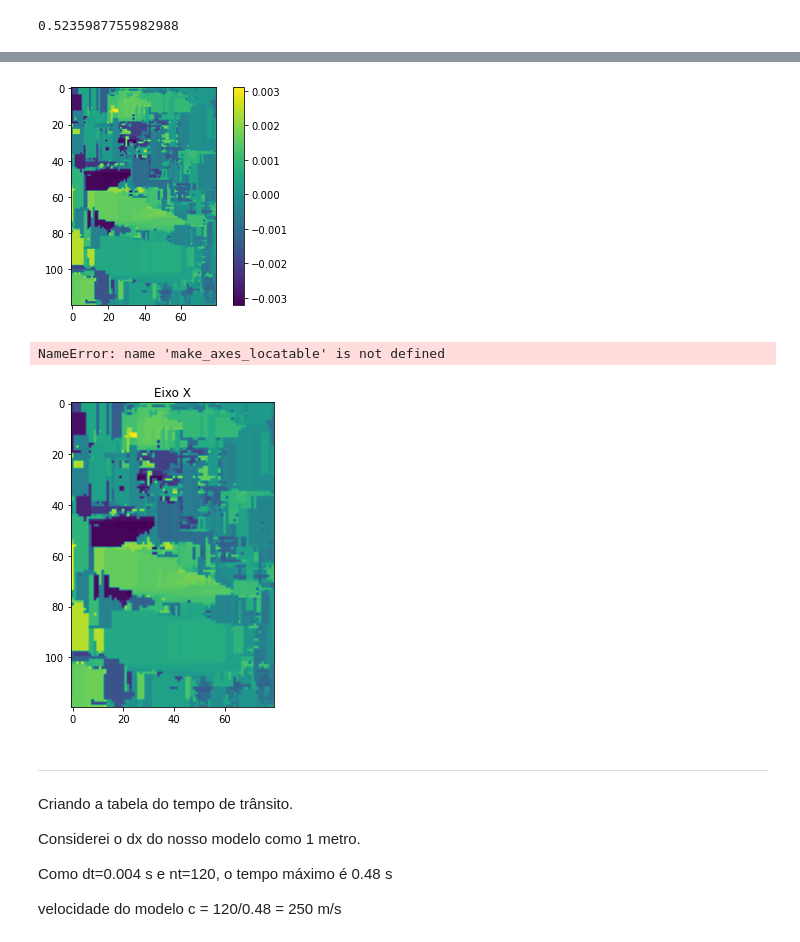
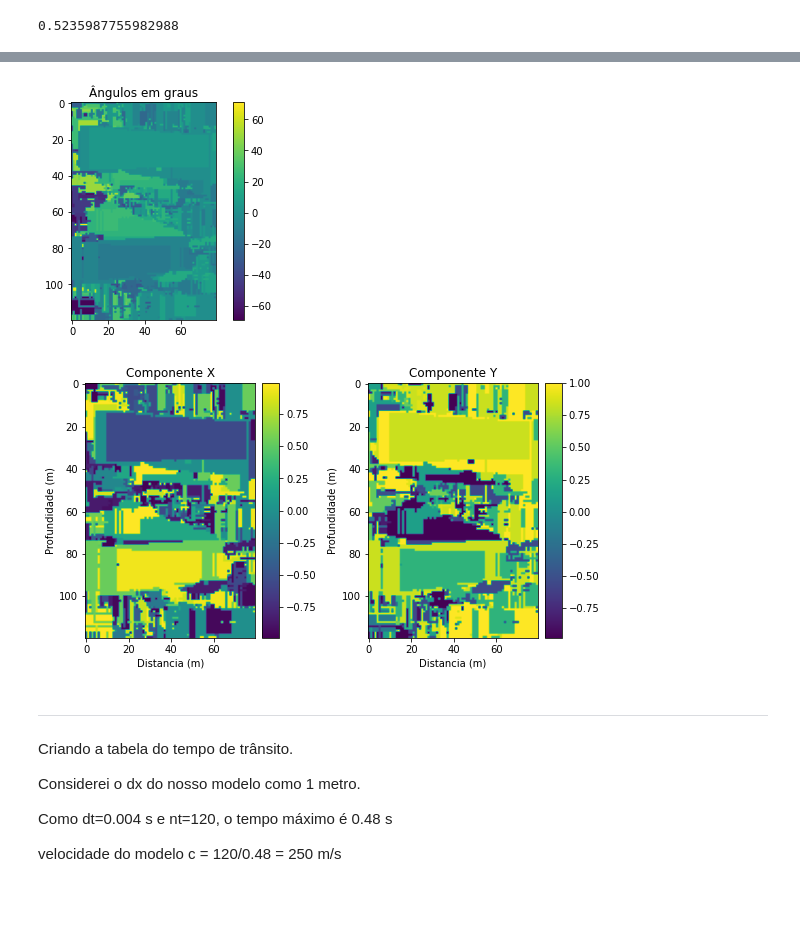
Before and after one commit to GuilhermeZakarewicz/DiffraPy, a Jupyter notebook: Funcao_Peso.ipynb, the cells around one changed output, grey strips where cells are left out. Drawn from its saved outputs; the diff is of its cells as text; code cells hidden in the pictures; blank space fills up the shorter version.

```diff
--- a/Funcao_Peso.ipynb
+++ b/Funcao_Peso.ipynb
@@ -217,7 +152,0 @@ theta 4 = -0.04010703910834463 graus
-# %%
-with open("test", "rb") as f:
-    m_pmax = np.load(f)
-
-plt.imshow(m_pmax)
-plt.title("pmax")
-plt.show()
@@ -288,0 +159,15 @@ A partir daqui, não sei se está certo... Talvez eu tenha que investigar com ma
+# %%
+xwin=twin=25
+m_taumax,m_pmax, s_max = SlantStack.local_window(MOD.T,xwin,twin,dx,dt)
+# %%
+with open("janela", "wb") as f:
+    np.save(f, m_pmax)
+# %%
+with open("janela", "rb") as f:
+    tst = np.load(f)
+
+#plt.figure(figsize=(5,6))
+plt.imshow(tst)
+plt.title("Ângulos pmax (em tangente)")
+plt.colorbar()
+plt.show()
@@ -289,20 +176,23 @@ A partir daqui, não sei se está certo... Talvez eu tenha que investigar com ma
 # %%
-m_theta = np.arctan(m_pmax)
+m_theta = np.degrees(np.arctan(tst))
 plt.imshow(m_theta)
+plt.title("Ângulos em graus")
 plt.colorbar()
 plt.show()
 # %% [output]
-[figure, old version]
+[figure, new version]
 # %%
 X = np.sin(m_theta)
 Y = np.cos(m_theta)
 
-
+from mpl_toolkits.axes_grid1 import make_axes_locatable
 
 fig = plt.figure(figsize=(8, 8))
 
 ax1 = fig.add_subplot(121)
-ax1.set_title("Eixo X")
+ax1.set_title("Componente X")
+ax1.set_xlabel("Distancia (m)")
+ax1.set_ylabel("Profundidade (m)")
 im1 = ax1.imshow(X)
 divider = make_axes_locatable(ax1)
 cax = divider.append_axes('right', size='10%', pad=0.1)
@@ -310,7 +200,9 @@ fig.colorbar(im1, cax=cax, orientation='vertical')
 
 
 ax2 = fig.add_subplot(122)
-ax2.set_title("Eixo Y")
+ax2.set_title("Componente Y")
+ax2.set_xlabel("Distancia (m)")
+ax2.set_ylabel("Profundidade (m)")
 im2 = ax2.imshow(Y)
 divider = make_axes_locatable(ax2)
 cax = divider.append_axes('right', size='10%', pad=0.1)
@@ -319,8 +211,7 @@ fig.colorbar(im2, cax=cax, orientation='vertical')
 plt.tight_layout()
 plt.show()
 # %% [output]
-NameError: name 'make_axes_locatable' is not defined
-[figure, old version]
+[figure, new version]
 # %% [markdown]
 *********
 
```
Also changed, not shown: parts of 21 cells of this notebook, 2 other files.
